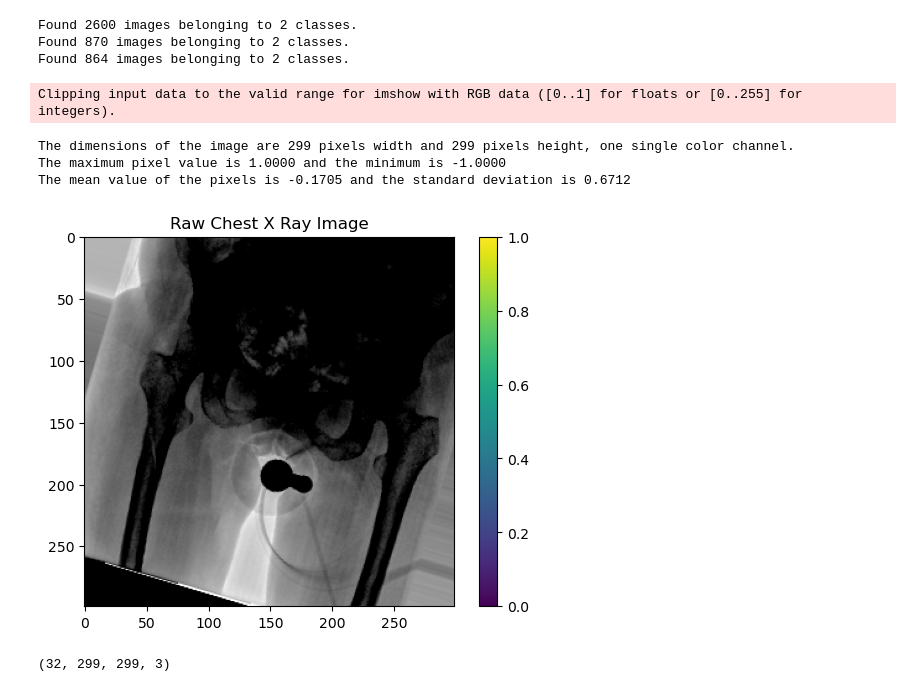
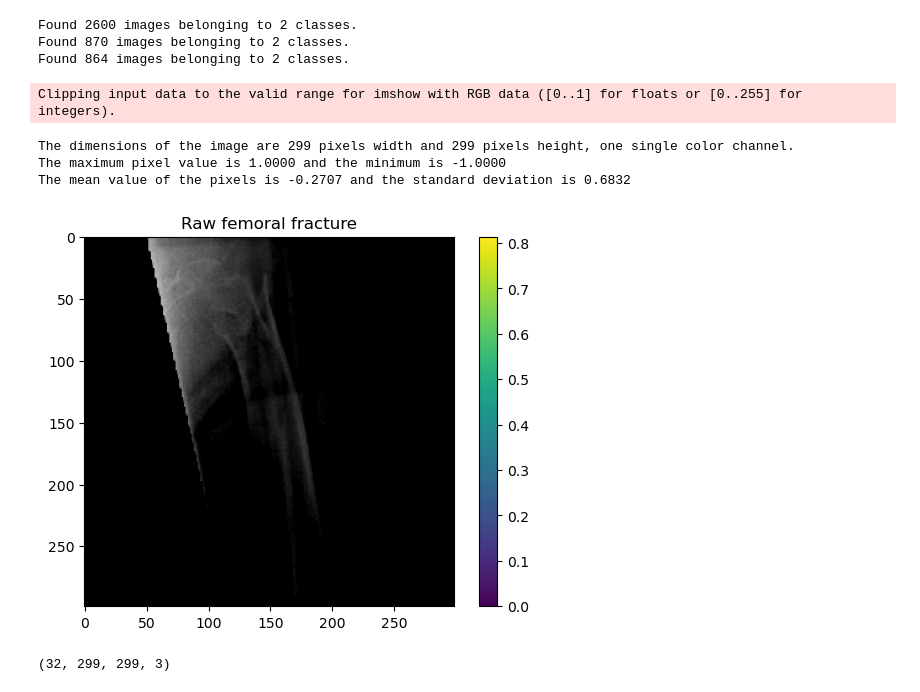
Before and after one commit to chayansraj/Vision-Transformer-Research, a Jupyter notebook: Xception/Xception.ipynb, the cells around one changed output. Cells and saved outputs as stored; diff of their text form; code cells hidden in the pictures.

```diff
--- a/Xception/Xception.ipynb
+++ b/Xception/Xception.ipynb
@@ -65,21 +67,21 @@ Found 870 images belonging to 2 classes.
 Found 864 images belonging to 2 classes.
 # %%
 #sns.set_style('white')
-generated_image, label = train_data.__getitem__(20)
+generated_image, label = train_data.__getitem__(24)
 plt.imshow(generated_image[7])
 
 plt.colorbar()
-plt.title('Raw Chest X Ray Image')
+plt.title('Raw femoral fracture')
 
 print(f"The dimensions of the image are {generated_image.shape[1]} pixels width and {generated_image.shape[2]} pixels height, one single color channel.")
 print(f"The maximum pixel value is {generated_image.max():.4f} and the minimum is {generated_image.min():.4f}")
 print(f"The mean value of the pixels is {generated_image.mean():.4f} and the standard deviation is {generated_image.std():.4f}")
 # %% [output]
 Clipping input data to the valid range for imshow with RGB data ([0..1] for floats or [0..255] for integers).
 The dimensions of the image are 299 pixels width and 299 pixels height, one single color channel.
 The maximum pixel value is 1.0000 and the minimum is -1.0000
-The mean value of the pixels is -0.1705 and the standard deviation is 0.6712
+The mean value of the pixels is -0.2707 and the standard deviation is 0.6832
-[figure, old version]
+[figure, new version]
 # %%
 generated_image.shape
 # %% [output]
```
Also changed, not shown: parts of 8 cells of this notebook, 1 other file.
